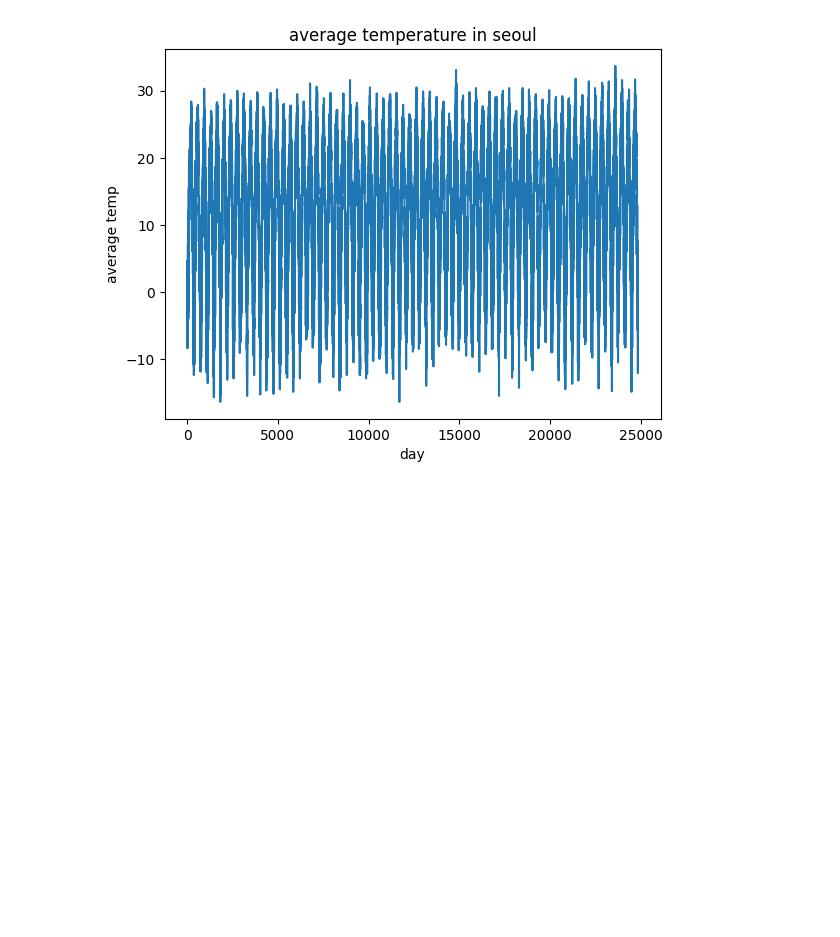
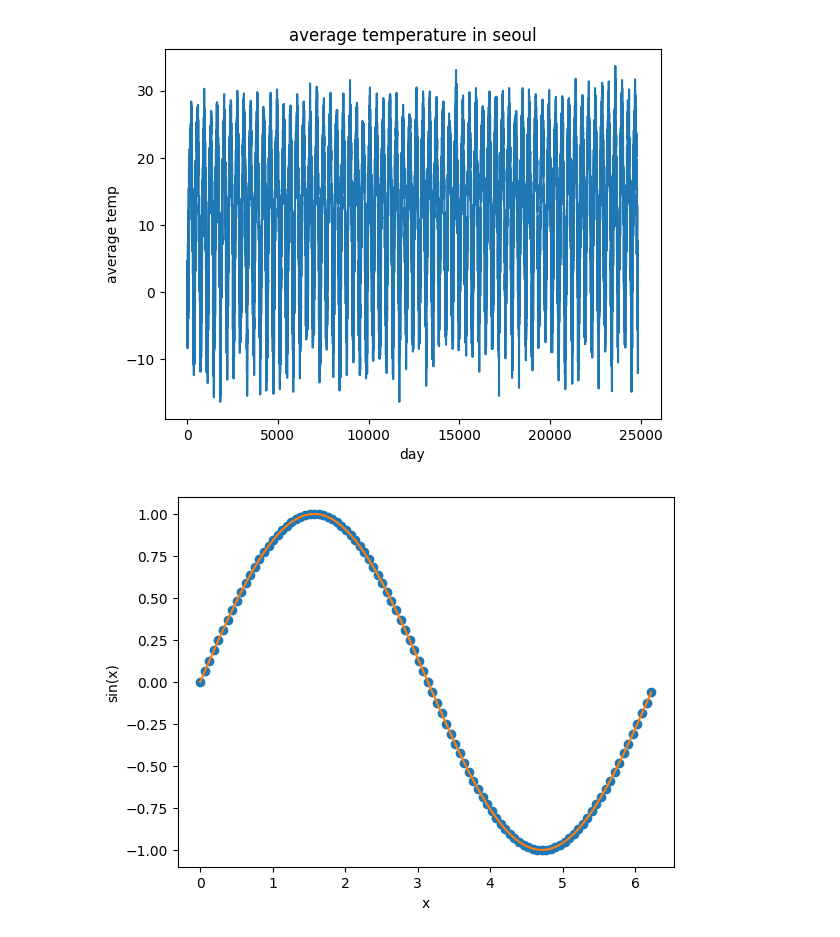
Before and after one commit to Dhuns/Display_AI, a Jupyter notebook: Day_1.ipynb, the cells around one changed output. Saved outputs shown, nothing was run; the diff lists cells and outputs as text; code cells hidden in the pictures; blank space fills up the shorter version.

```diff
--- a/Day_1.ipynb
+++ b/Day_1.ipynb
@@ -36,3 +36,21 @@ plt.title('average temperature in seoul')
 plt.show()
 # %% [output]
 [figure]
+# %%
+# Graph Drawing
+N = 100
+dx = 2*np.pi/N
+x_arr = []
+y_arr = []
+for i in range(N) :
+  x = i*dx
+  y = np.sin(x)
+  x_arr.append(x)
+  y_arr.append(y)
+plt.plot(x_arr,y_arr, 'o')
+plt.plot(x_arr,y_arr)
+plt.xlabel('x')
+plt.ylabel('sin(x)')
+plt.show()
+# %% [output]
+[figure, added]
```
Also changed, not shown: parts of 3 cells of this notebook.
